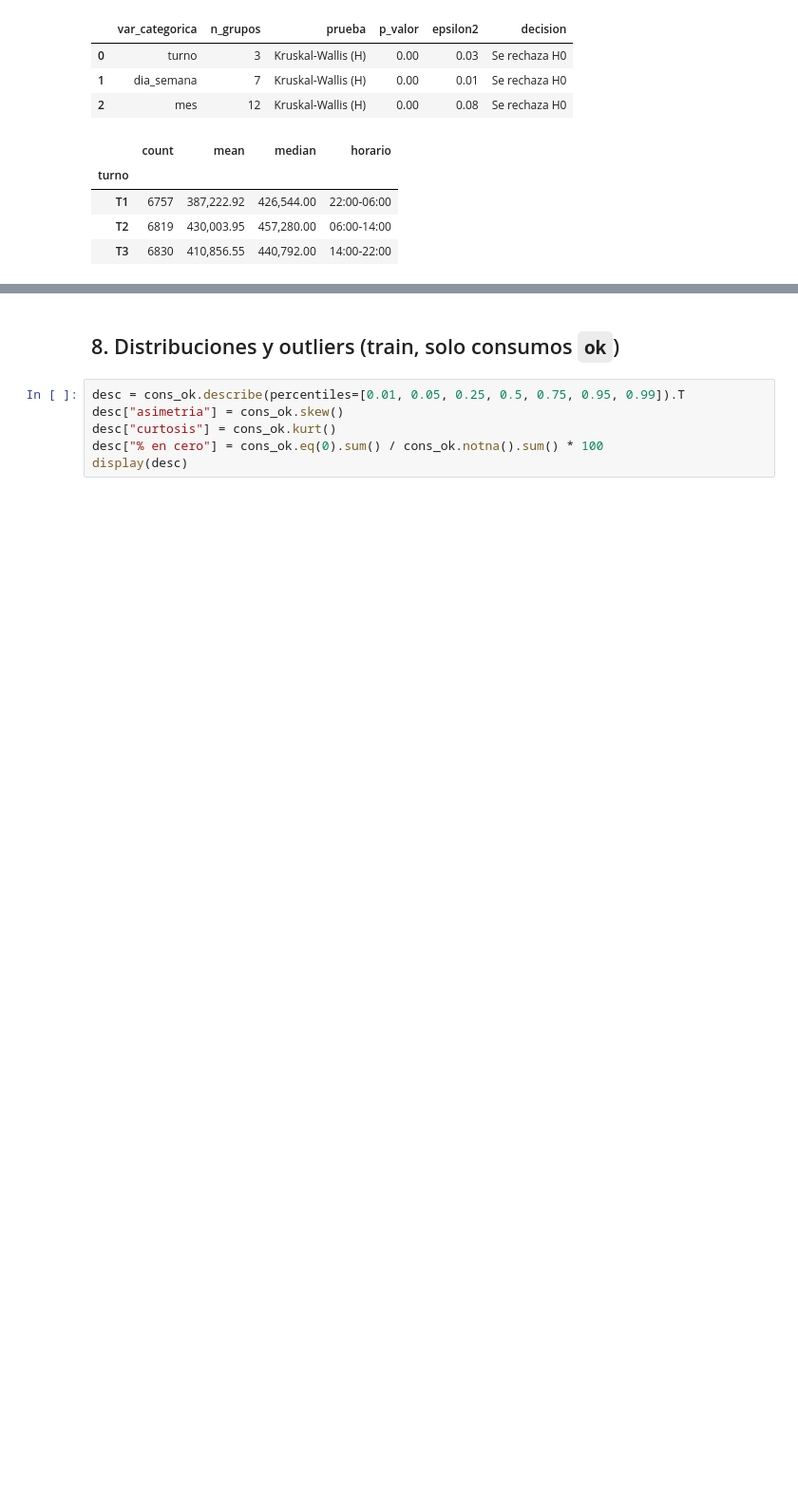
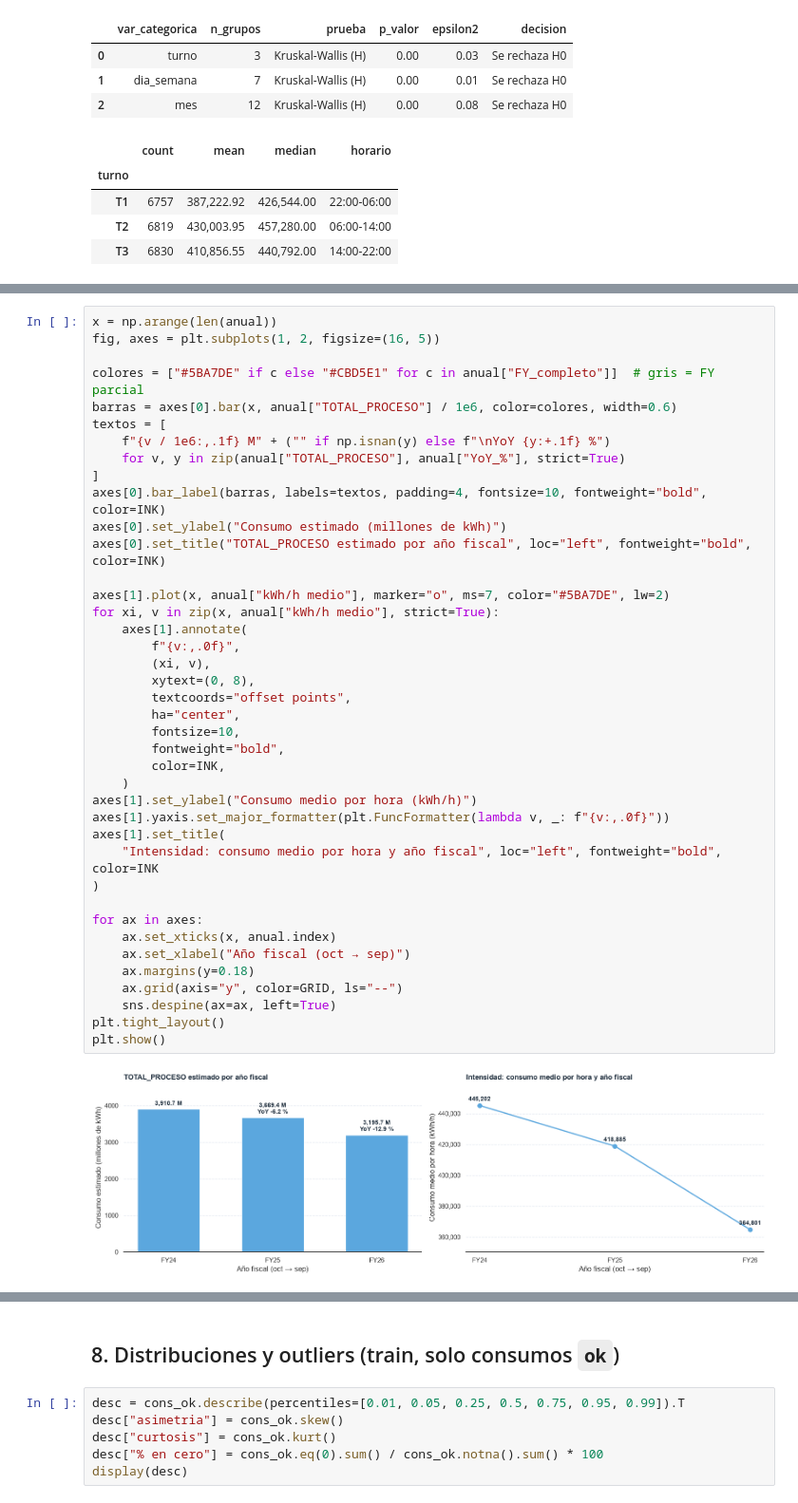
Before and after one commit to juanpablocarrillohortua/clarios_app, a Jupyter notebook: notebooks/eda_rc_energia.ipynb, the cells around one changed output, grey strips where cells are left out. Shown at 95% size. Cells and saved outputs as stored; diff of their text form; blank space fills up the shorter version.

```diff
--- a/notebooks/eda_rc_energia.ipynb
+++ b/notebooks/eda_rc_energia.ipynb
@@ -793,0 +948,42 @@ display(
+# %%
+x = np.arange(len(anual))
+fig, axes = plt.subplots(1, 2, figsize=(16, 5))
+
+colores = ["#5BA7DE" if c else "#CBD5E1" for c in anual["FY_completo"]]  # gris = FY parcial
+barras = axes[0].bar(x, anual["TOTAL_PROCESO"] / 1e6, color=colores, width=0.6)
+textos = [
+    f"{v / 1e6:,.1f} M" + ("" if np.isnan(y) else f"\nYoY {y:+.1f} %")
+    for v, y in zip(anual["TOTAL_PROCESO"], anual["YoY_%"], strict=True)
+]
+axes[0].bar_label(barras, labels=textos, padding=4, fontsize=10, fontweight="bold", color=INK)
+axes[0].set_ylabel("Consumo estimado (millones de kWh)")
+axes[0].set_title("TOTAL_PROCESO estimado por año fiscal", loc="left", fontweight="bold", color=INK)
+
+axes[1].plot(x, anual["kWh/h medio"], marker="o", ms=7, color="#5BA7DE", lw=2)
+for xi, v in zip(x, anual["kWh/h medio"], strict=True):
+    axes[1].annotate(
+        f"{v:,.0f}",
+        (xi, v),
+        xytext=(0, 8),
+        textcoords="offset points",
+        ha="center",
+        fontsize=10,
+        fontweight="bold",
+        color=INK,
+    )
+axes[1].set_ylabel("Consumo medio por hora (kWh/h)")
+axes[1].yaxis.set_major_formatter(plt.FuncFormatter(lambda v, _: f"{v:,.0f}"))
+axes[1].set_title(
+    "Intensidad: consumo medio por hora y año fiscal", loc="left", fontweight="bold", color=INK
+)
+
+for ax in axes:
+    ax.set_xticks(x, anual.index)
+    ax.set_xlabel("Año fiscal (oct → sep)")
+    ax.margins(y=0.18)
+    ax.grid(axis="y", color=GRID, ls="--")
+    sns.despine(ax=ax, left=True)
+plt.tight_layout()
+plt.show()
+# %% [output]
+[figure, added]
```
Also changed, not shown: parts of 25 cells of this notebook.
